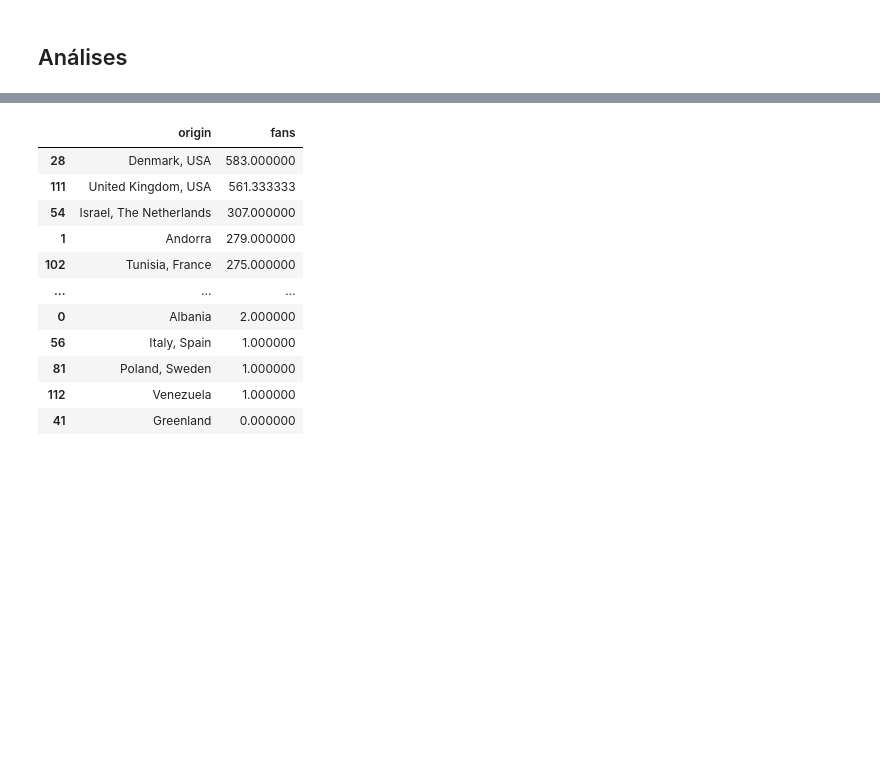
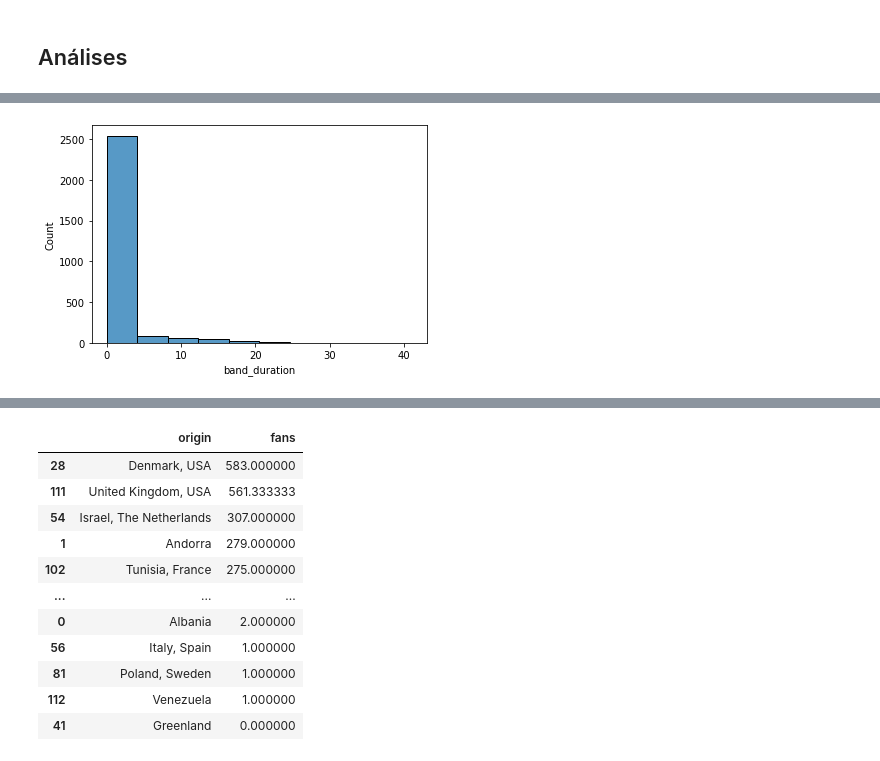
Before and after one commit to otaviokamel/projeto_introducao_analise_de_dados, a Jupyter notebook: Metal_Bands_by_Nation.ipynb, the cells around one changed output, grey strips where cells are left out. Saved outputs shown, nothing was run; the diff lists cells and outputs as text; code cells hidden in the pictures; blank space fills up the shorter version.

```diff
--- a/Metal_Bands_by_Nation.ipynb
+++ b/Metal_Bands_by_Nation.ipynb
@@ -93,0 +289,4 @@ df.describe()
+# %%
+sns.histplot(data=df_split, x='band_duration', bins=10);
+# %% [output]
+[figure, added]
```
Also changed, not shown: parts of 58 cells of this notebook, 1 other file.
